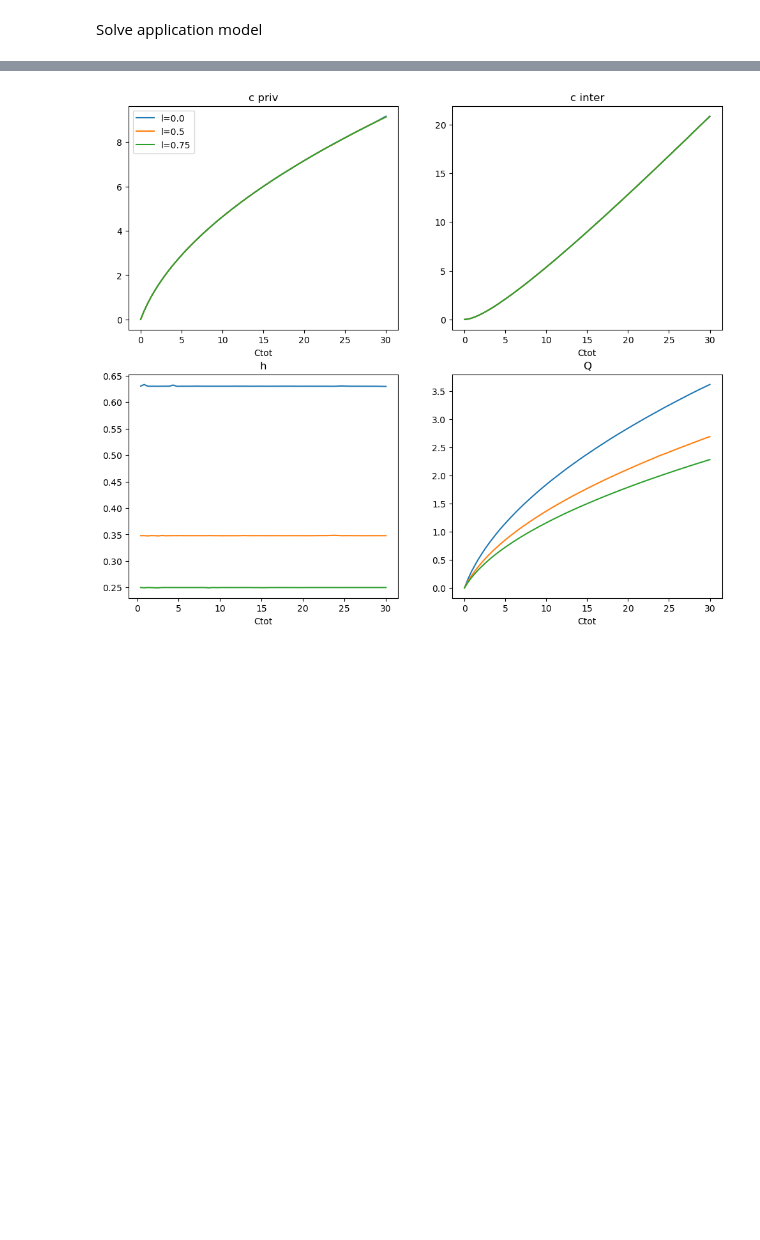
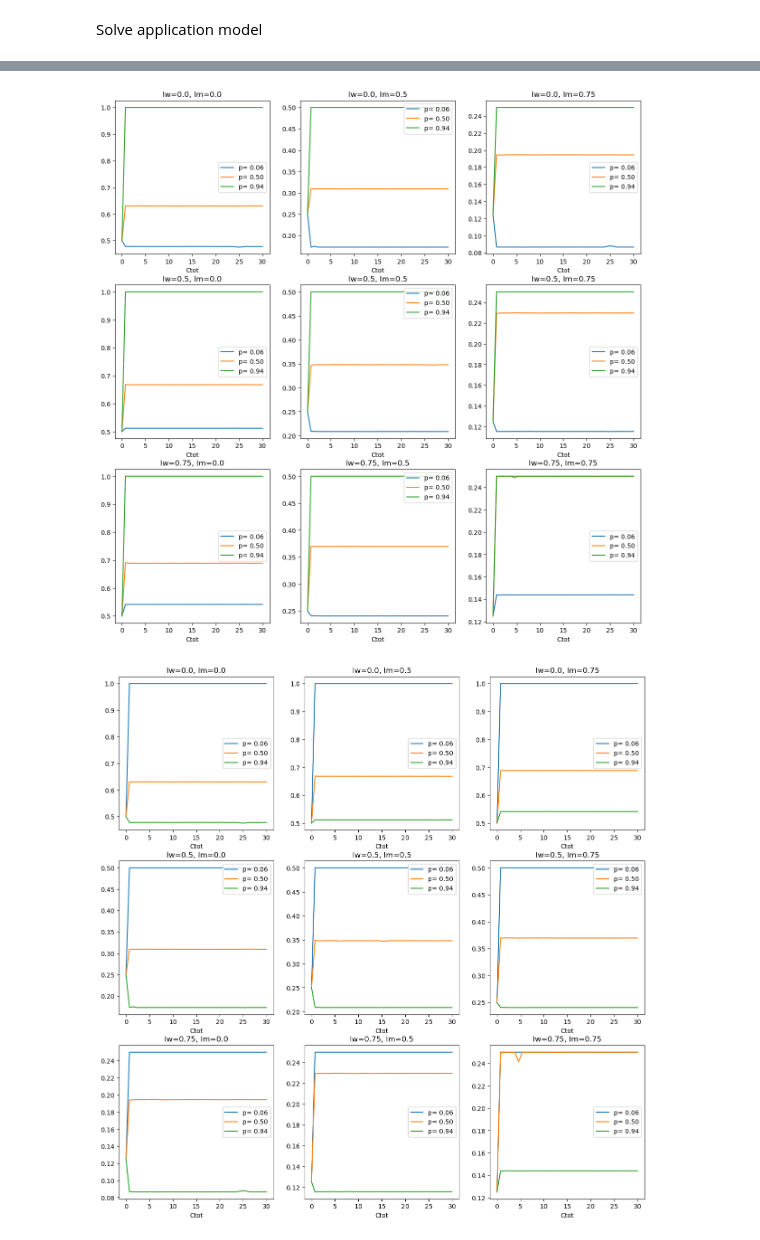
Before and after one commit to ThomasHJorgensen/FastBargaining, a Jupyter notebook: Application/01. Application Test.ipynb, the cells around one changed output, grey strips where cells are left out. Drawn from its saved outputs; the diff is of its cells as text; code cells hidden in the pictures; blank space fills up the shorter version.

```diff
--- a/Application/01. Application Test.ipynb
+++ b/Application/01. Application Test.ipynb
@@ -54,22 +109,22 @@ model.solve()
-# %%
-fig, ax = plt.subplots(2,2, figsize=(12,10))
-
-for i,l in enumerate(model.par.grid_l):
-    ax[0,0].plot(model.par.grid_Ctot, model.sol.pre_Cw_priv_single[i,:], label=f'l={l}')
-    ax[0,0].set_title('c priv')
-    ax[0,0].set_xlabel('Ctot')
-    ax[0,0].legend()
-
-    ax[0,1].plot(model.par.grid_Ctot, model.sol.pre_Cw_inter_single[i,:], label=f'l={l}')
-    ax[0,1].set_title('c inter')
-    ax[0,1].set_xlabel('Ctot')
-
-    ax[1,0].plot(model.par.grid_Ctot[1:], model.sol.pre_hw_single[i,1:], label=f'l={l}')
-    ax[1,0].set_title('h')
-    ax[1,0].set_xlabel('Ctot')
-
-    ax[1,1].plot(model.par.grid_Ctot, model.sol.pre_Qw_single[i,:], label=f'l={l}')
-    ax[1,1].set_title('Q')
-    ax[1,1].set_xlabel('Ctot')
-# %% [output]
-[figure, removed]
+# %%
+def plot_variable(varname, model, iPs):
+    fig, ax = plt.subplots(3,3, figsize=(15,15))
+    variable = getattr(model.sol, varname)
+
+    for ilw,lw in enumerate(model.par.grid_l):
+        for ilm, lm in enumerate(model.par.grid_l):
+            for iP in iPs:
+                ax[ilw, ilm].plot(model.par.grid_Ctot, variable[ilw, ilm, :, iP], label=f'p={par.grid_power[iP] :5.2f}')
+
+
+            ax[ilw, ilm].set_title(f'lw={lw}, lm={lm}')
+            ax[ilw, ilm].set_xlabel('Ctot')
+            ax[ilw, ilm].legend()
+
+
+iPs = [1, 5, 9]
+plot_variable('pre_hm_couple', model, iPs)
+plot_variable('pre_hw_couple', model, iPs)
+# %% [output]
+[figure, added]
+[figure, added]
```
Also changed, not shown: parts of 9 cells of this notebook, 2 other files.
